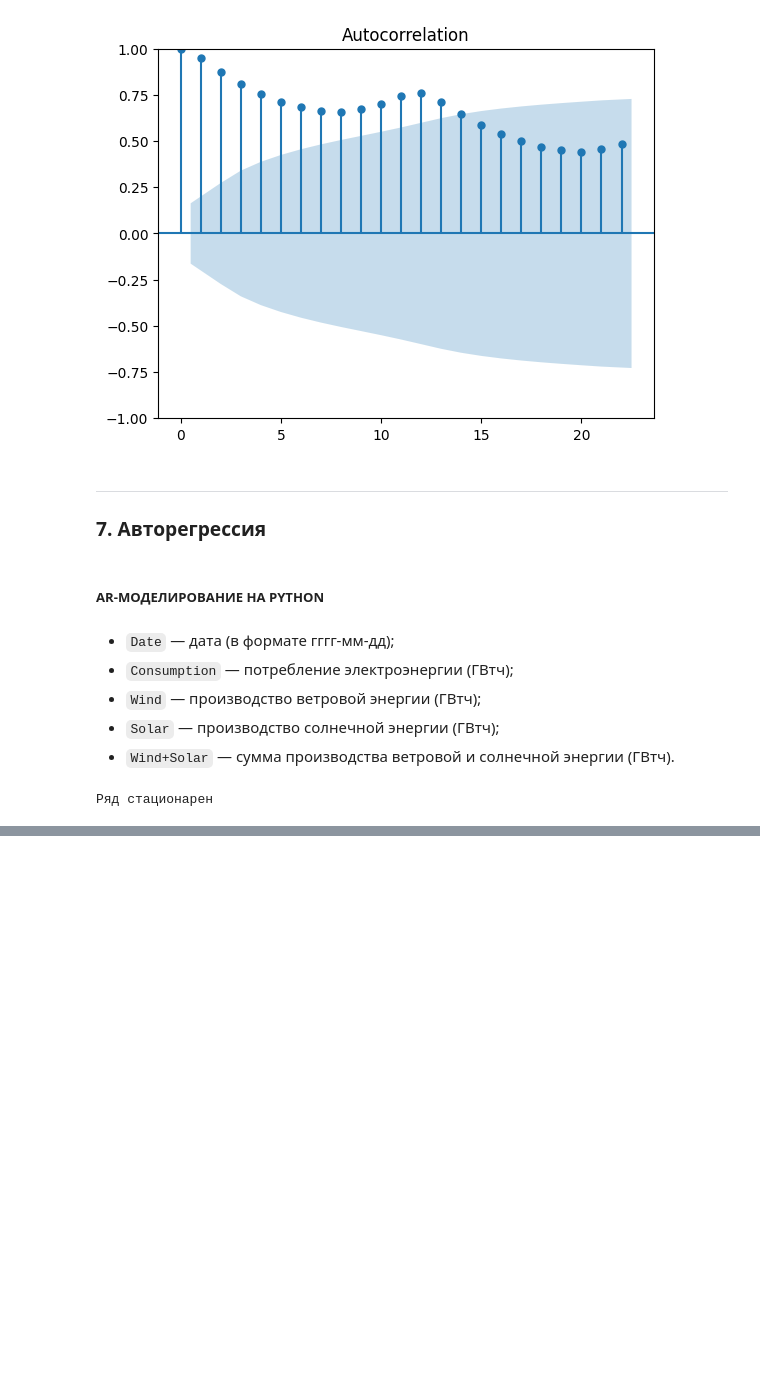
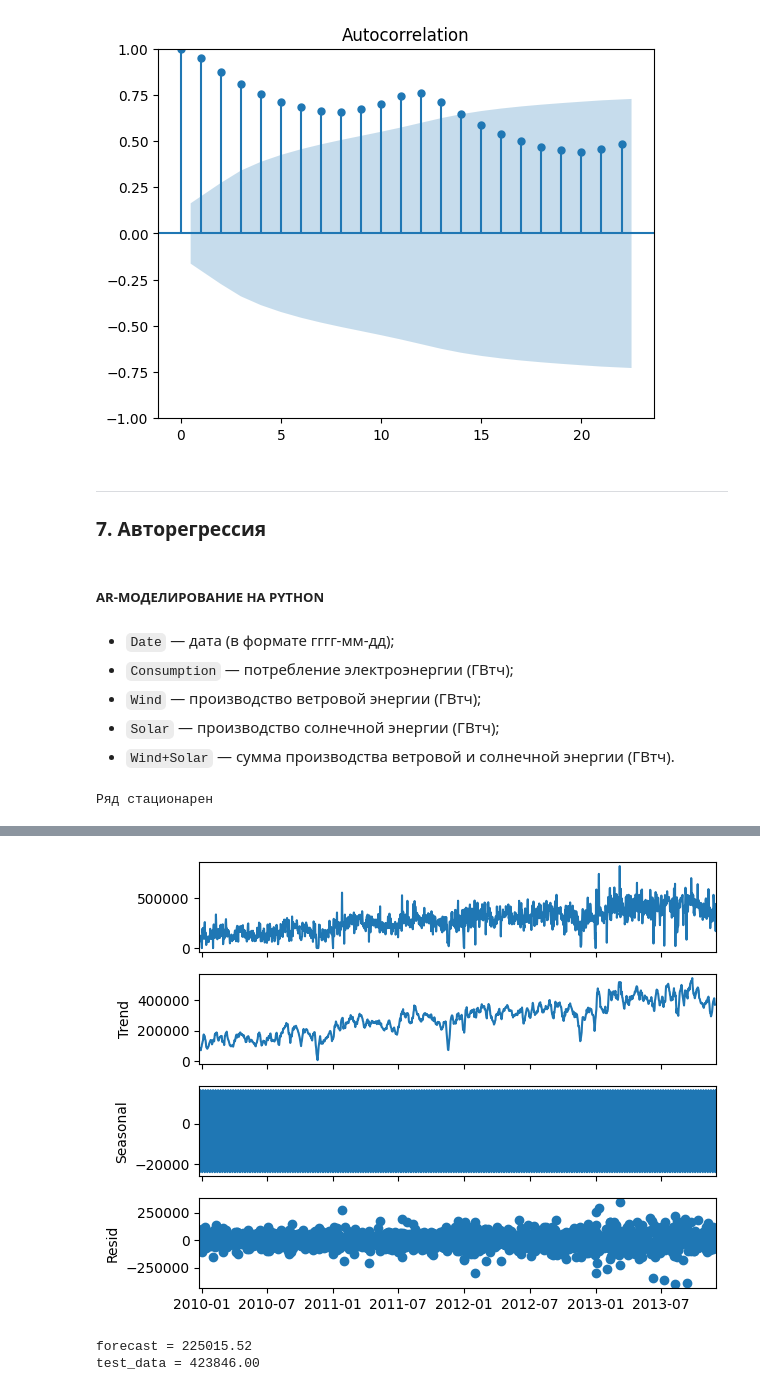
Before and after one commit to Blooodniy/SF_DS, a Jupyter notebook: MATH&ML/MATH&ML-12. Временные ряды. Часть I/MATH&ML-12.ipynb, the cells around one changed output, grey strips where cells are left out. Drawn from its saved outputs; the diff is of its cells as text; code cells hidden in the pictures; blank space fills up the shorter version.

```diff
--- a/MATH&ML/MATH&ML-12. Временные ряды. Часть I/MATH&ML-12.ipynb
+++ b/MATH&ML/MATH&ML-12. Временные ряды. Часть I/MATH&ML-12.ipynb
@@ -202,0 +220,20 @@ pred = ar_model.predict(start=len(train_data), end=(len(df)-1), dynamic=False)
+# %%
+# 2. Проанализируйте временной ряд на наличие тренда и сезонности
+import matplotlib.pyplot as plt
+from statsmodels.tsa.seasonal import seasonal_decompose
+sd = seasonal_decompose(data)
+sd.plot();
+# %% [output]
+[figure, added]
+# %%
+# 3. Постройте прогноз на одно последнее значение с помощью экспоненциального сглаживания (alpha=0.7)
+# Сравните результат с фактическим значением, которое вы отложили вначале
+from statsmodels.tsa.api import SimpleExpSmoothing
+ses = SimpleExpSmoothing(train_data)
+alpha = 0.7
+model = ses.fit(smoothing_level=alpha, optimized=False)
+forecast = model.forecast(1)
+print(f'forecast = {forecast.iloc[0]:.2f}\ntest_data = {test_data.iloc[0]:.2f}')
+# %% [output]
+forecast = 225015.52
+test_data = 423846.00
```
Also changed, not shown: parts of 8 cells of this notebook, 1 other file.
